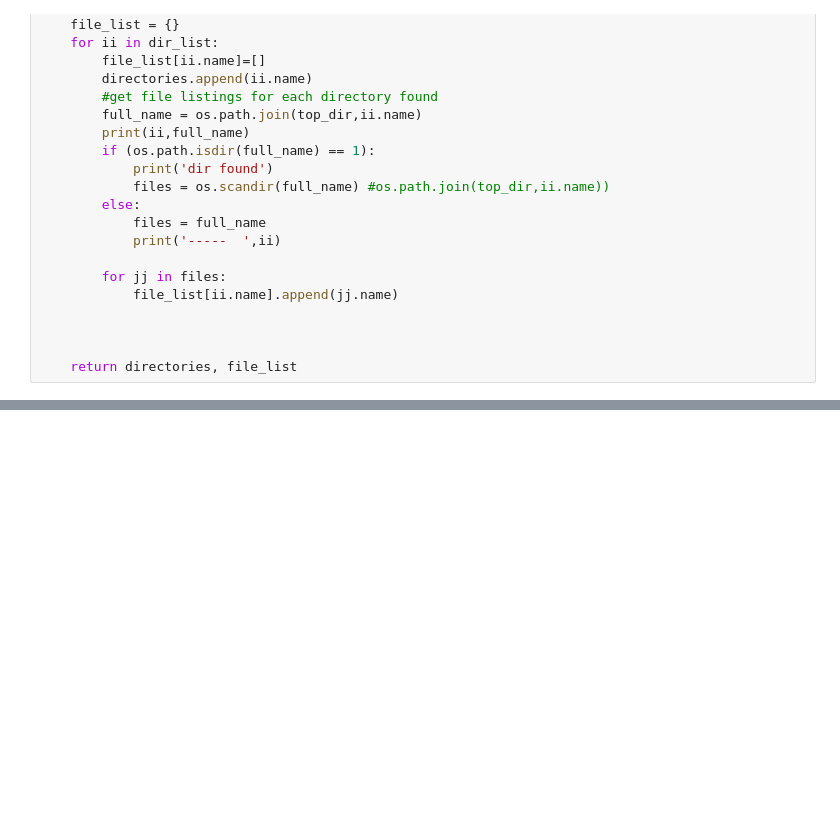
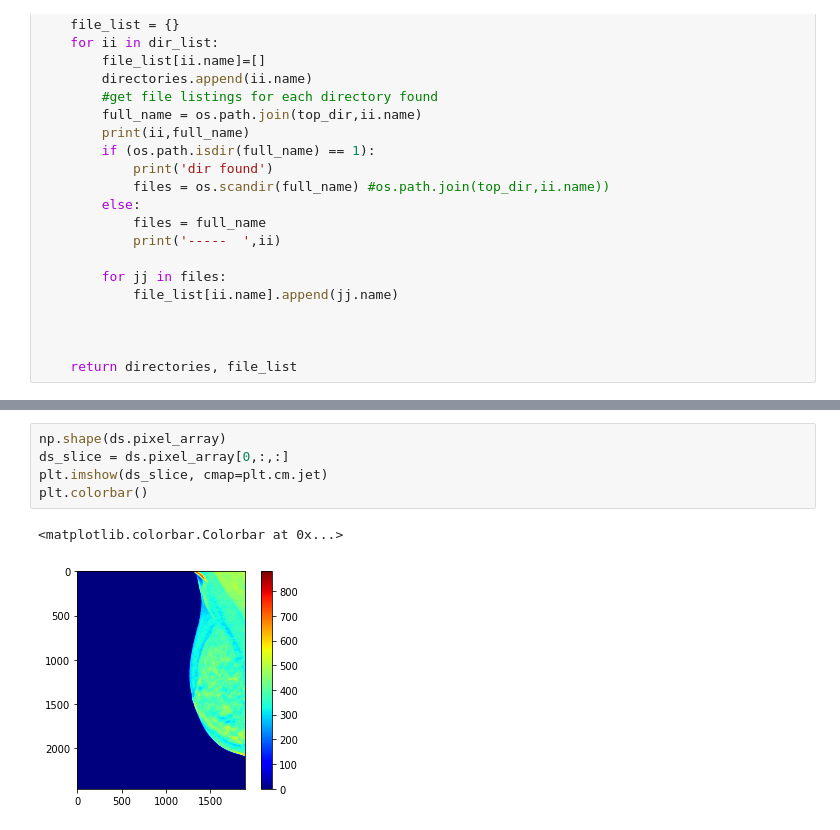
Before and after one commit to einsteinxx/UCLA_BE223C_SPRING_2021, a Jupyter notebook: get_dbt_data_ipyb.ipynb, the cells around one changed output, grey strips where cells are left out. Saved outputs shown, nothing was run; the diff lists cells and outputs as text; blank space fills up the shorter version.

```diff
--- a/get_dbt_data_ipyb.ipynb
+++ b/get_dbt_data_ipyb.ipynb
@@ -119,0 +146,8 @@ KeyboardInterrupt: ignored
+# %%
+np.shape(ds.pixel_array)
+ds_slice = ds.pixel_array[0,:,:]
+plt.imshow(ds_slice, cmap=plt.cm.jet)
+plt.colorbar()
+# %% [output]
+<matplotlib.colorbar.Colorbar at 0x...>
+[figure, added]
```
Also changed, not shown: parts of 5 cells of this notebook.
